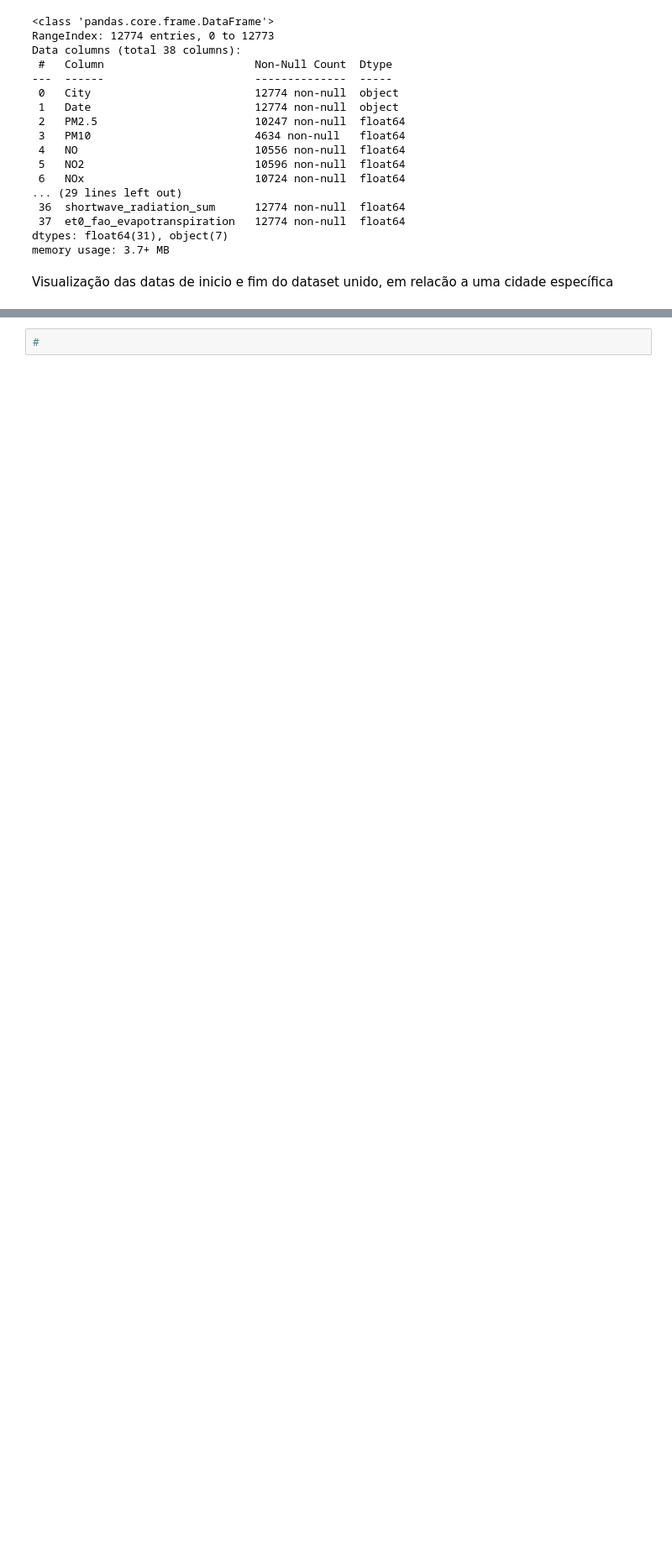
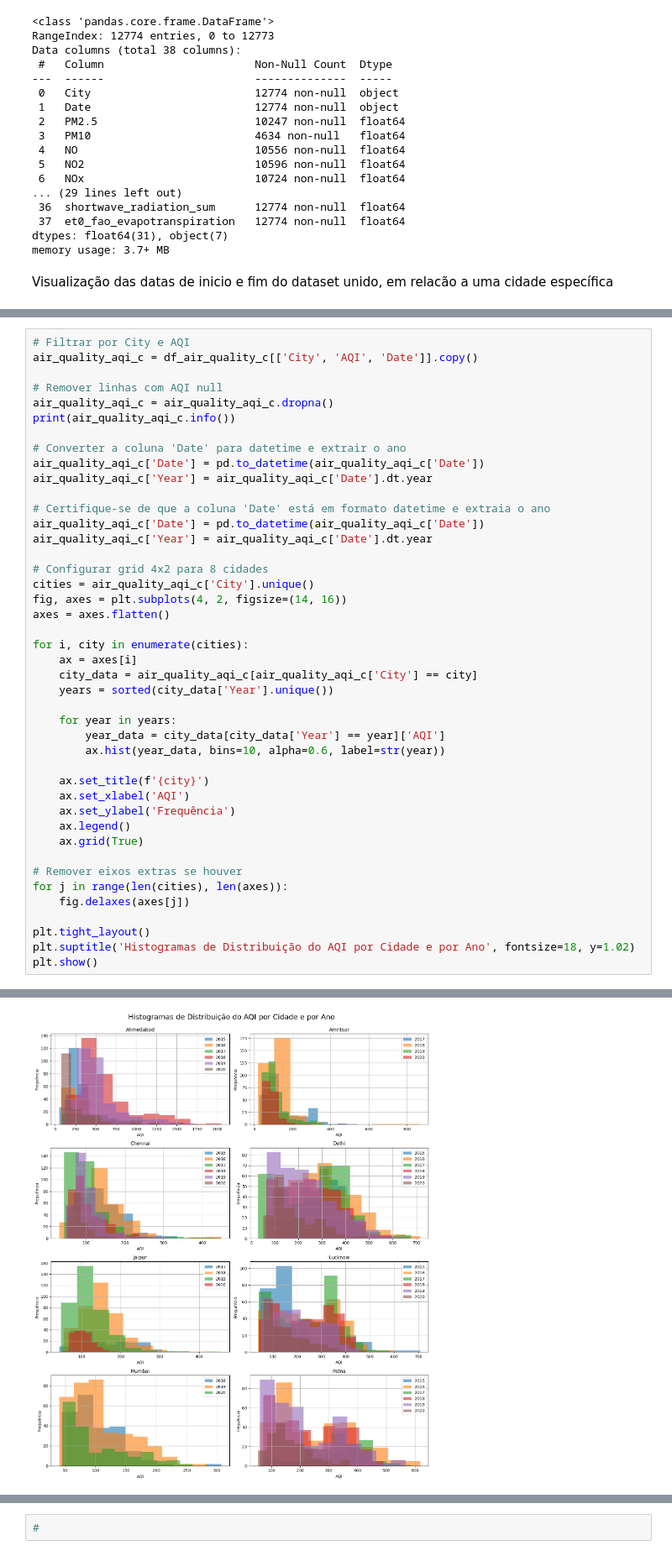
Before and after one commit to raphaelramosds/dca3501-project, a Jupyter notebook: assignments/Trabalho 1 - Parte II - Projeto de Analise de Dados.ipynb, the cells around one changed output, grey strips where cells are left out. Shown: that part at 84% size. Saved outputs shown, nothing was run; the diff lists cells and outputs as text; blank space fills up the shorter version.

```diff
--- a/assignments/Trabalho 1 - Parte II - Projeto de Analise de Dados.ipynb
+++ b/assignments/Trabalho 1 - Parte II - Projeto de Analise de Dados.ipynb
@@ -85,0 +86,44 @@ Analisar como o AQI das cidades se comportaram em uma série temporal
+# %%
+# Filtrar por City e AQI
+air_quality_aqi_c = df_air_quality_c[['City', 'AQI', 'Date']].copy()
+
+# Remover linhas com AQI null
+air_quality_aqi_c = air_quality_aqi_c.dropna()
+print(air_quality_aqi_c.info())
+
+# Converter a coluna 'Date' para datetime e extrair o ano
+air_quality_aqi_c['Date'] = pd.to_datetime(air_quality_aqi_c['Date'])
+air_quality_aqi_c['Year'] = air_quality_aqi_c['Date'].dt.year
+
+# Certifique-se de que a coluna 'Date' está em formato datetime e extraia o ano
+air_quality_aqi_c['Date'] = pd.to_datetime(air_quality_aqi_c['Date'])
+air_quality_aqi_c['Year'] = air_quality_aqi_c['Date'].dt.year
+
+# Configurar grid 4x2 para 8 cidades
+cities = air_quality_aqi_c['City'].unique()
+fig, axes = plt.subplots(4, 2, figsize=(14, 16))
+axes = axes.flatten()
+
+for i, city in enumerate(cities):
+    ax = axes[i]
+    city_data = air_quality_aqi_c[air_quality_aqi_c['City'] == city]
+    years = sorted(city_data['Year'].unique())
+
+    for year in years:
+        year_data = city_data[city_data['Year'] == year]['AQI']
+        ax.hist(year_data, bins=10, alpha=0.6, label=str(year))
+
+    ax.set_title(f'{city}')
+    ax.set_xlabel('AQI')
+    ax.set_ylabel('Frequência')
+    ax.legend()
+    ax.grid(True)
+
+# Remover eixos extras se houver
+for j in range(len(cities), len(axes)):
+    fig.delaxes(axes[j])
+
+plt.tight_layout()
+plt.suptitle('Histogramas de Distribuição do AQI por Cidade e por Ano', fontsize=18, y=1.02)
+plt.show()
+# %% [output]
@@ -85,0 +141 @@ Analisar como o AQI das cidades se comportaram em uma série temporal
+[figure, added]
```
Also changed, not shown: parts of 16 cells of this notebook.
